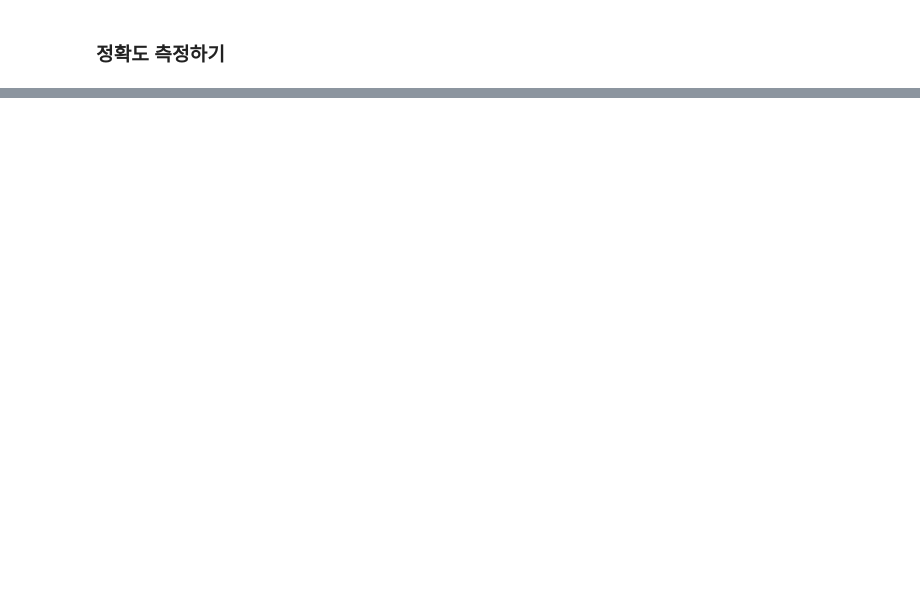
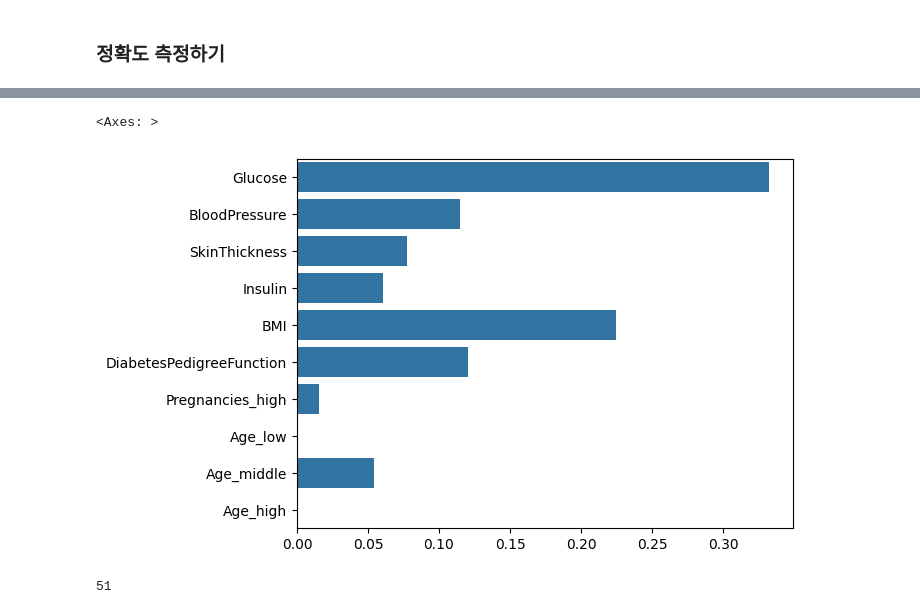
Before and after one commit to skqorrla/N_DSP_2024, a Jupyter notebook: week3_example.ipynb, the cells around one changed output, grey strips where cells are left out. Cells and saved outputs as stored; diff of their text form; code cells hidden in the pictures; blank space fills up the shorter version.

```diff
--- a/week3_example.ipynb
+++ b/week3_example.ipynb
@@ -201,0 +333,7 @@ model.score(x_test,y_test)
+# %%
+label_name = "Outcome"
+# %%
+# 학습세트 만들기
+X_train = train[feature_names]
+print(X_train.shape)
+X_train.head()
@@ -201,0 +348,3 @@ model.score(x_test,y_test)
+# %%
+y_train = train[label_name]
+y_train.head()
@@ -201,0 +372,8 @@ model.score(x_test,y_test)
+# %%
+# 학습
+model.fit(X_train, y_train)
+# 예측
+y_predict = model.predict(X_test)
+# 시각화
+plt.figure(figsize=(20,20))
+tree = plot_tree(model, feature_names=feature_names, filled=True, fontsize=10)
@@ -201,0 +382,13 @@ model.score(x_test,y_test)
+# %%
+model.feature_importances_
+sns.barplot(x=model.feature_importances_, y=feature_names)
+
+# low, high 큰 역할 없음. middle 역할
+# %% [output]
+<Axes: >
+[figure, added]
+# %%
+diff_count = abs(y_test - y_predict).sum()
+diff_count
+# %% [output]
+51
```
Also changed, not shown: parts of 39 cells of this notebook.
